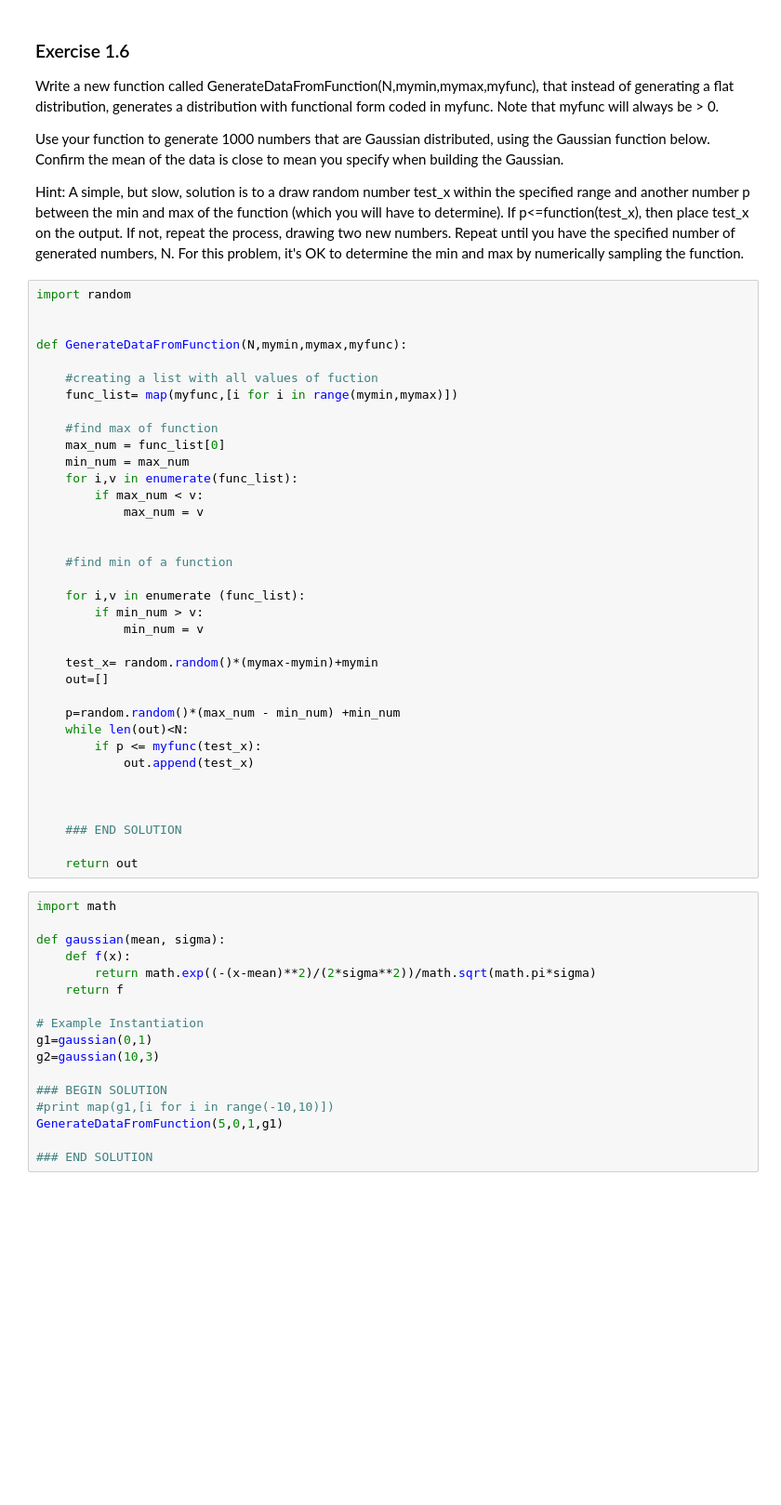
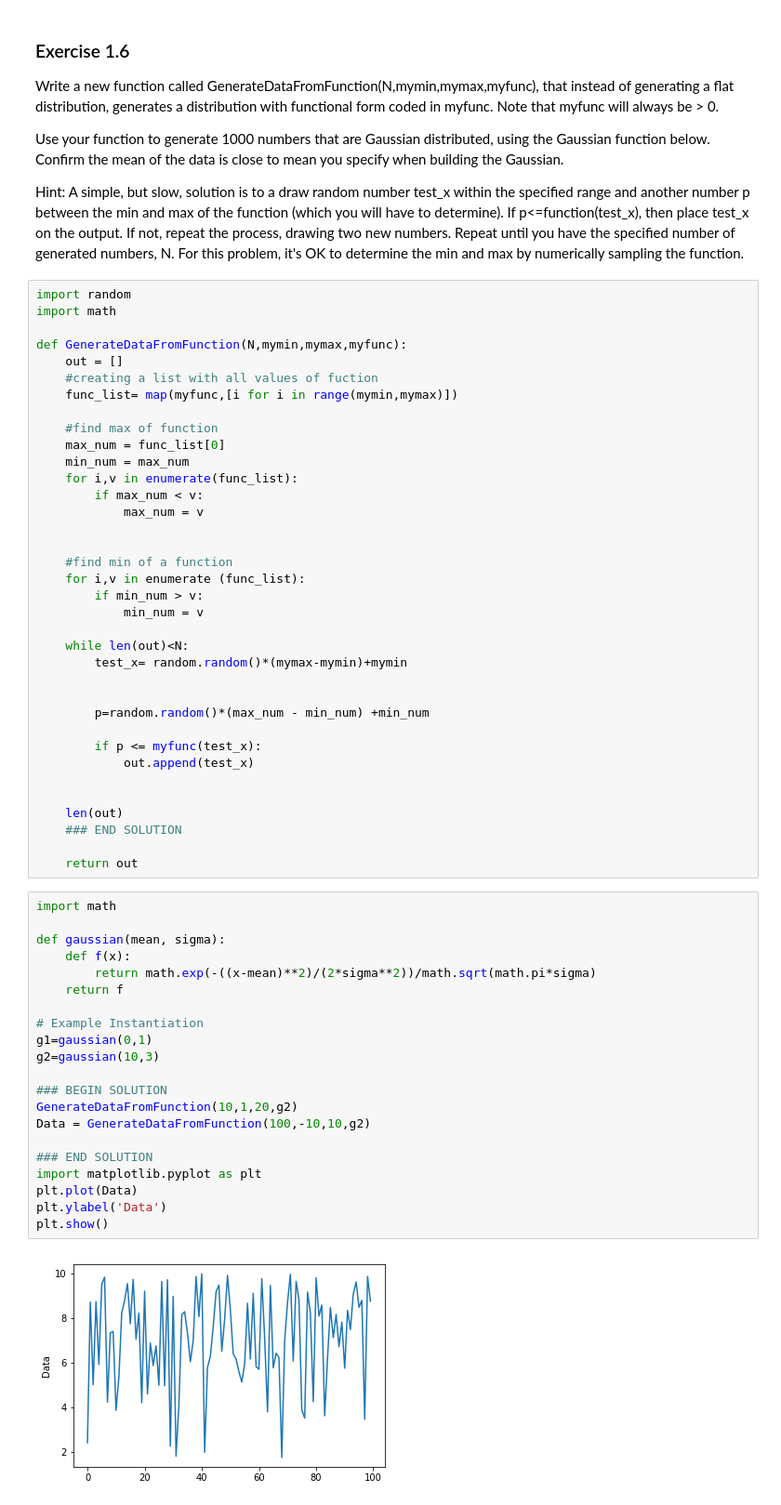
Before and after one commit to bataju44/DLHEP2018, a Jupyter notebook: Labs/Lab-1/Lab-1.ipynb, the cells around one changed output. Shown at 93% size. Drawn from its saved outputs; the diff is of its cells as text; blank space fills up the shorter version.

```diff
--- a/Labs/Lab-1/Lab-1.ipynb
+++ b/Labs/Lab-1/Lab-1.ipynb
@@ -110,10 +112,10 @@ Use your function to generate 1000 numbers that are Gaussian distributed, using
 Hint: A simple, but slow, solution is to a draw random number test_x within the specified range and another number p between the min and max of the function (which you will have to determine). If p<=function(test_x), then place test_x on the output. If not, repeat the process, drawing two new numbers. Repeat until you have the specified number of generated numbers, N. For this problem, it's OK to determine the min and max by numerically sampling the function.
 # %%
 import random
-
+import math
 
 def GenerateDataFromFunction(N,mymin,mymax,myfunc):
-
+    out = []
     #creating a list with all values of fuction
     func_list= map(myfunc,[i for i in range(mymin,mymax)])
 
@@ -126,38 +128,44 @@ def GenerateDataFromFunction(N,mymin,mymax,myfunc):
 
 
     #find min of a function
-
     for i,v in enumerate (func_list):
         if min_num > v:
             min_num = v
 
-    test_x= random.random()*(mymax-mymin)+mymin
-    out=[]
+    while len(out)<N:
+        test_x= random.random()*(mymax-mymin)+mymin
 
-    p=random.random()*(max_num - min_num) +min_num
-    while len(out)<N:
+
+        p=random.random()*(max_num - min_num) +min_num
+
         if p <= myfunc(test_x):
             out.append(test_x)
 
 
-
+    len(out)
     ### END SOLUTION
 
     return out
 # %%
 import math
 
 def gaussian(mean, sigma):
     def f(x):
-        return math.exp((-(x-mean)**2)/(2*sigma**2))/math.sqrt(math.pi*sigma)
+        return math.exp(-((x-mean)**2)/(2*sigma**2))/math.sqrt(math.pi*sigma)
     return f
 
 # Example Instantiation
 g1=gaussian(0,1)
 g2=gaussian(10,3)
 
 ### BEGIN SOLUTION
-#print map(g1,[i for i in range(-10,10)])
-GenerateDataFromFunction(5,0,1,g1)
+GenerateDataFromFunction(10,1,20,g2)
+Data = GenerateDataFromFunction(100,-10,10,g2)
 
 ### END SOLUTION
+import matplotlib.pyplot as plt
+plt.plot(Data)
+plt.ylabel('Data')
+plt.show()
+# %% [output]
+[figure, added]
```
Also changed, not shown: parts of 3 cells of this notebook.
